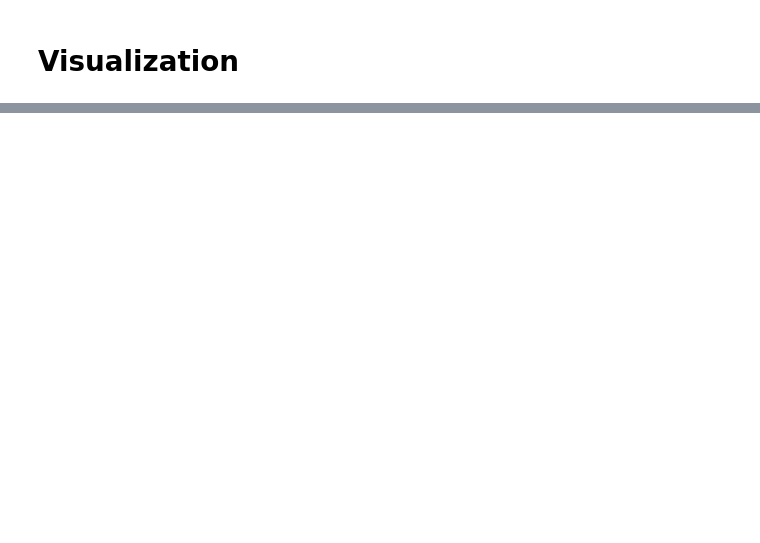
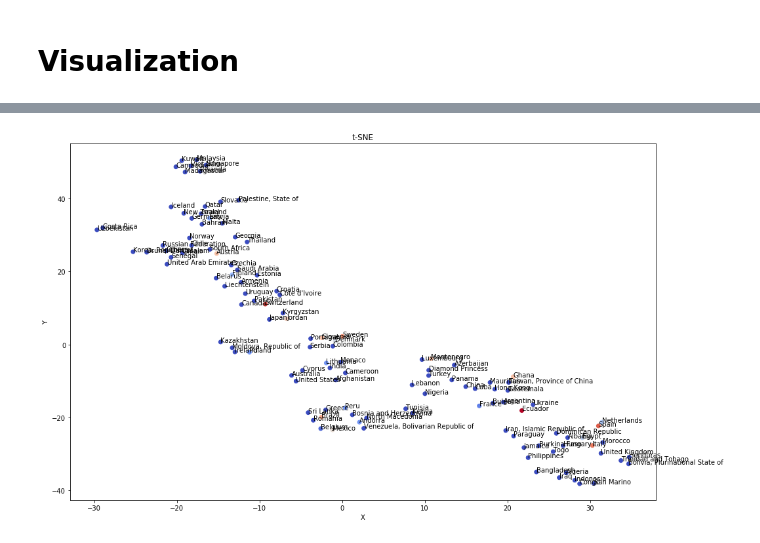
Before and after one commit to Klooskie/CoronaVirusDataExploration, a Jupyter notebook: WHOClustering.ipynb, the cells around one changed output, grey strips where cells are left out. Cells and saved outputs as stored; diff of their text form; code cells hidden in the pictures; blank space fills up the shorter version.

```diff
--- a/WHOClustering.ipynb
+++ b/WHOClustering.ipynb
@@ -181,0 +207,9 @@ visualize_clusetrs(labels)
+# %%
+from sklearn.manifold import TSNE
+tsne = TSNE(n_components=2, metric='euclidean', perplexity=7).fit_transform(vector_with_death_procentge)
+
+kmeans = KMeans(n_clusters=18).fit(vectors)
+labels = kmeans.labels_
+visualize_clusetrs(labels)
+# %% [output]
+[figure, added]
```
Also changed, not shown: parts of 9 cells of this notebook.
